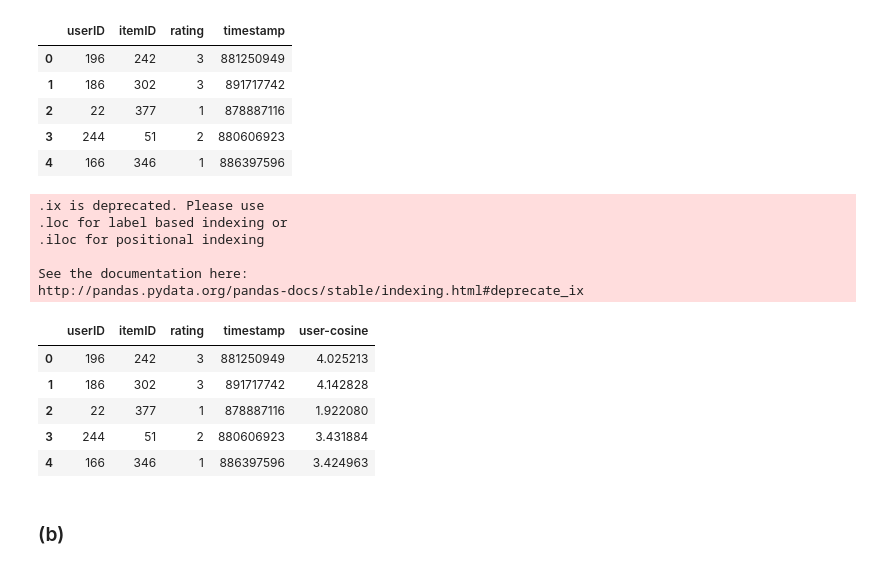
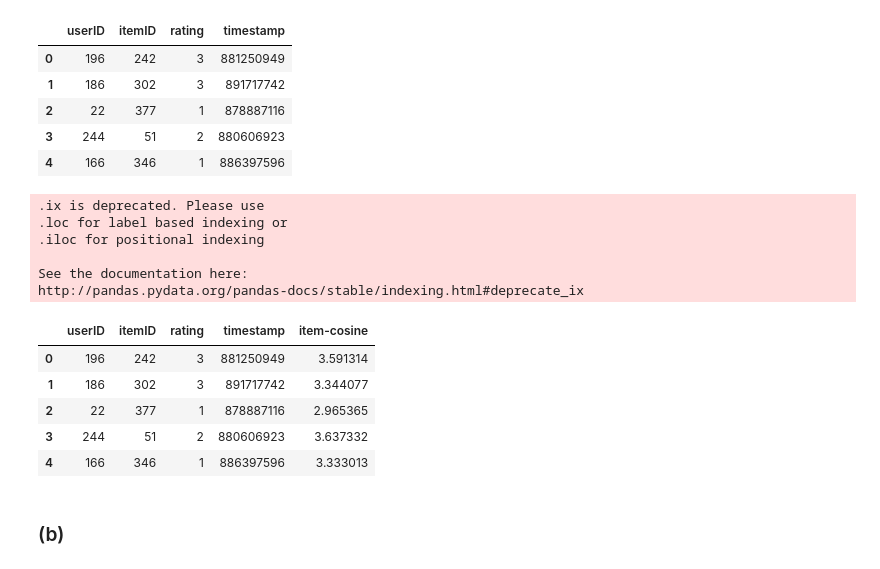
Before and after one commit to chadhaka/MIE451_RS, a Jupyter notebook: rs_assignment.ipynb, the cells around one changed output. Drawn from its saved outputs; the diff is of its cells as text; code cells hidden in the pictures.

```diff
--- a/rs_assignment.ipynb
+++ b/rs_assignment.ipynb
@@ -655,19 +647,20 @@ rating_df.head()
 | 4 | 166 | 346 | 1 | 886397596 |
 # %%
 user_cosine_recsys.evaluate_test(rating_df,copy=True).head()
+item_cosine_recsys.evaluate_test(rating_df,copy=True).head()
 # %% [output]
 .ix is deprecated. Please use
 .loc for label based indexing or
 .iloc for positional indexing
 
 See the documentation here:
 http://pandas.pydata.org/pandas-docs/stable/indexing.html#deprecate_ix
-|  | userID | itemID | rating | timestamp | user-cosine |
-| 0 | 196 | 242 | 3 | 881250949 | 4.025213 |
-| 1 | 186 | 302 | 3 | 891717742 | 4.142828 |
-| 2 | 22 | 377 | 1 | 878887116 | 1.922080 |
-| 3 | 244 | 51 | 2 | 880606923 | 3.431884 |
-| 4 | 166 | 346 | 1 | 886397596 | 3.424963 |
+|  | userID | itemID | rating | timestamp | item-cosine |
+| 0 | 196 | 242 | 3 | 881250949 | 3.591314 |
+| 1 | 186 | 302 | 3 | 891717742 | 3.344077 |
+| 2 | 22 | 377 | 1 | 878887116 | 2.965365 |
+| 3 | 244 | 51 | 2 | 880606923 | 3.637332 |
+| 4 | 166 | 346 | 1 | 886397596 | 3.333013 |
 # %% [markdown]
 ### (b)
 # %%
```
Also changed, not shown: parts of 5 cells of this notebook.
